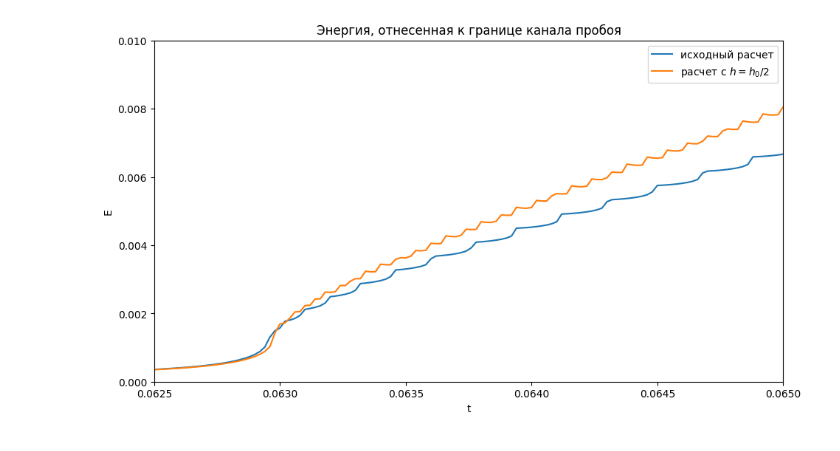
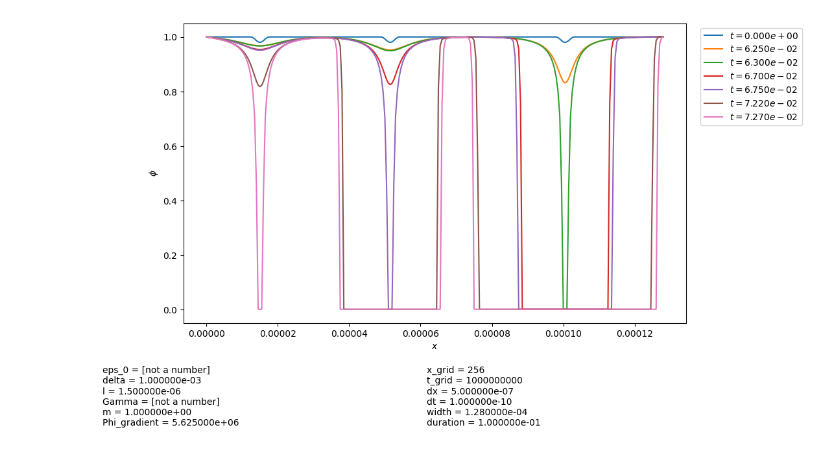
Before and after one commit to ponomarevandr/disruption, a Jupyter notebook: model_tuning/experiments/different_materials/finer_grids.ipynb, the cells around one changed output. Drawn from its saved outputs; the diff is of its cells as text; code cells hidden in the pictures.

Commit message:
Experiments with finer grids added

```diff
--- a/model_tuning/experiments/different_materials/finer_grids.ipynb
+++ b/model_tuning/experiments/different_materials/finer_grids.ipynb
@@ -132,13 +20,12 @@ plt.show()
-# %%
-plt.figure(figsize=(11, 6))
-plt.title('Энергия, отнесенная к границе канала пробоя')
-plt.xlabel('t')
-plt.ylabel('E')
-plt.xlim([0.0625, 0.065])
-plt.ylim([0, 0.01])
-plt.plot(model_three.ts, model_three.energy_border + model_three.energy_inner)
-plt.plot(model_three_finer_h.ts, model_three_finer_h.energy_border + model_three_finer_h.energy_inner)
-plt.legend(['исходный расчет', 'расчет с $h = h_0 / 2$'])
-plt.show()
-# %% [output]
-[figure, removed]
+# %%
+model = model_from_file('data/model_three.csv')
+model_t_2 = model_from_file('data_energy/model_three_t_2.csv')
+model_t_4 = model_from_file('data_energy/model_three_t_4.csv')
+model_h_2 = model_from_file('data/model_three_finer_h.csv')
+model_h_4 = model_from_file('data_energy/model_three_h_4.csv')
+model_h_8 = model_from_file('data_energy/model_three_h_8.csv')
+model_h_16 = model_from_file('data_energy/model_three_h_16.csv')
+# %%
+model_plot(model, [0, 6.25e-2, 6.3e-2, 6.7e-2, 6.75e-2, 7.22e-2, 7.27e-2], figsize=(10, 6))
+# %% [output]
+[figure, added]
```
Also changed, not shown: parts of 47 cells of this notebook, 18 other files.
